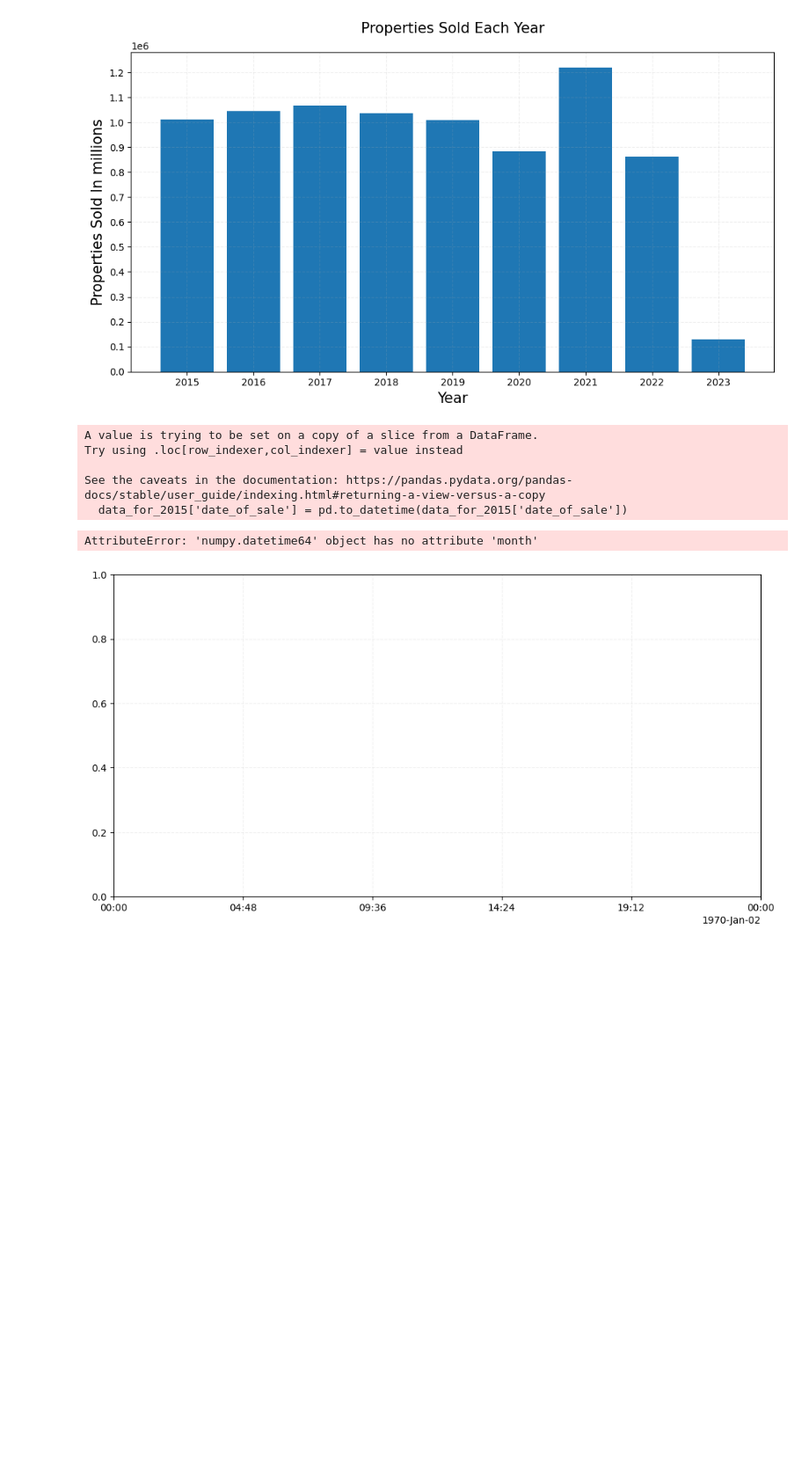
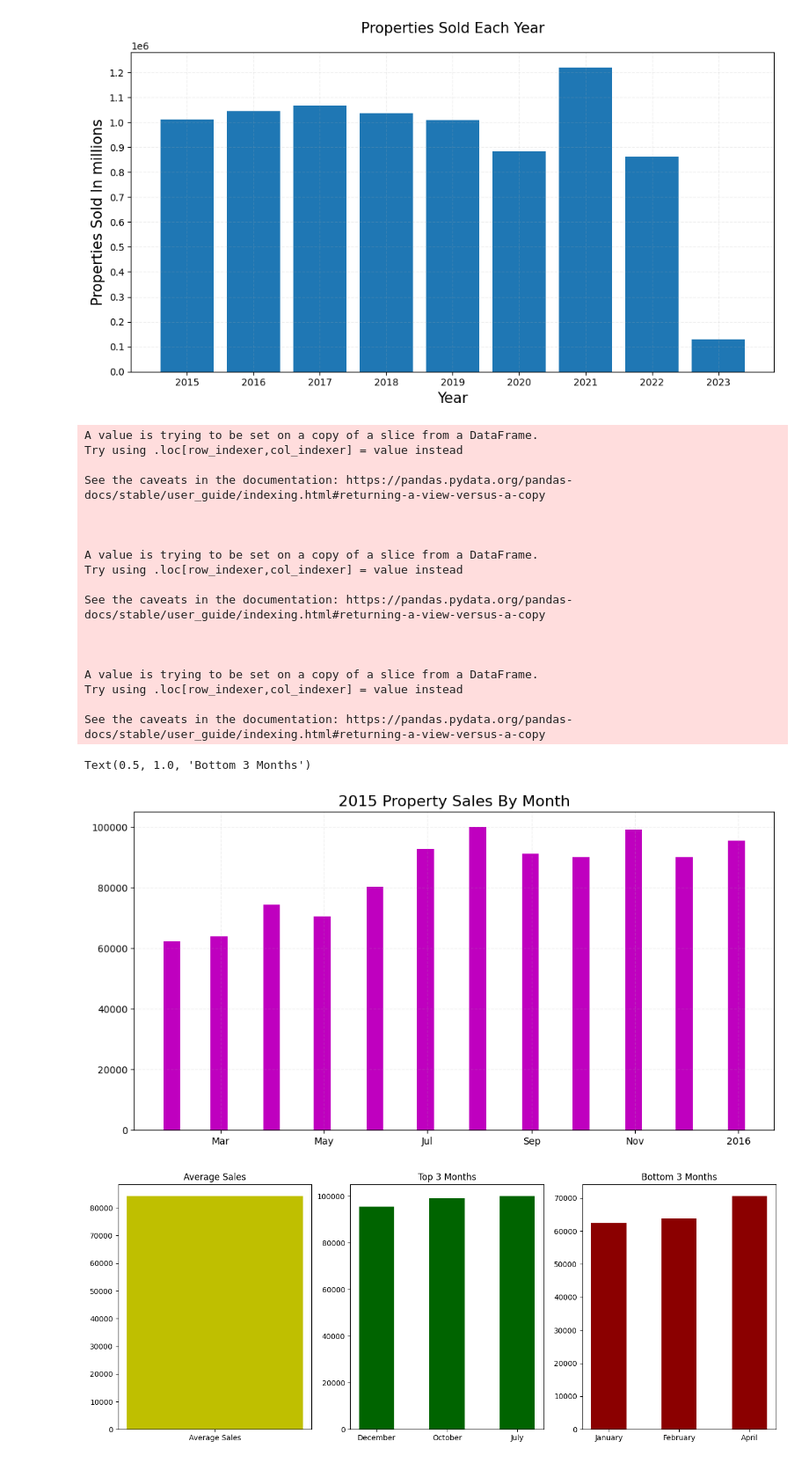
Before and after one commit to Dan-Mihaylov/Economic-Data-Analysis, a Jupyter notebook: uk_house_market_data_analysis.ipynb, the cells around one changed output. Shown: that part at 88% size. Drawn from its saved outputs; the diff is of its cells as text; code cells hidden in the pictures; blank space fills up the shorter version.

Commit message:
Analysing 2015 data
Analysing the 2015 data in more detail

```diff
--- a/uk_house_market_data_analysis.ipynb
+++ b/uk_house_market_data_analysis.ipynb
@@ -61,20 +61,65 @@ ax.bar(
 # %%
 data_for_2015 = yearly_data_since_2015['sales_data_2015']
 data_for_2015['date_of_sale'] = pd.to_datetime(data_for_2015['date_of_sale'])
+data_for_2015 = data_for_2015.sort_values('date_of_sale')
+monthly_sales_for_2015 = data_for_2015.groupby(pd.Grouper(key='date_of_sale', freq='M')).size().reset_index(name='count')
 
 
 fig, ax = plt.subplots(figsize=(12, 6))
 ax.grid(True, alpha=0.2, ls='dashed')
 
 cdf = mpl.dates.ConciseDateFormatter(ax.xaxis.get_major_locator())
 ax.xaxis.set_major_formatter(cdf)
+ax.set_title('2015 Property Sales By Month', fontsize=16)
 
-ax.plot(data_for_2015[''])
+x = monthly_sales_for_2015['date_of_sale']
+y = monthly_sales_for_2015['count']
+ax.bar(x, y, color='m', width=10,)
+
+# sorting by sales, giving average, top 3 months and bottom 3 months
+monthly_sales_for_2015 = monthly_sales_for_2015.sort_values('count')
+average = monthly_sales_for_2015['count'].mean()
+
+# Getting the info for the bottom 3 months and creating a new column to store the month name
+bottom_3 = monthly_sales_for_2015.head(3)
+bottom_3['month_name'] = bottom_3['date_of_sale'].dt.strftime('%B')
+
+# Getting the info for top 3 months, then creating a new column that stores only the months name
+top_3 = monthly_sales_for_2015.tail(3)
+top_3['month_name'] = top_3['date_of_sale'].dt.strftime('%B')
+
+fig, ax = plt.subplots(1, 3,figsize=(16, 6))
+
+# Displaying the average sales
+ax[0].bar(['Average Sales'], [average], lw=0.5, width=0.1, color='y')
+ax[0].set_title('Average Sales')
+
+# Displaying the top 3 months
+ax[1].bar(top_3['month_name'], top_3['count'], lw=0.5, width=0.5, align='center', color='darkgreen')
+ax[1].set_title('Top 3 Months')
+
+# Displaying the bottom 3 months
+ax[2].bar(bottom_3['month_name'], bottom_3['count'], lw=0.5, width=0.5, align='center', color='darkred')
+ax[2].set_title('Bottom 3 Months')
 # %% [output]
 A value is trying to be set on a copy of a slice from a DataFrame.
 Try using .loc[row_indexer,col_indexer] = value instead
 
 See the caveats in the documentation: https://pandas.pydata.org/pandas-docs/stable/user_guide/indexing.html#returning-a-view-versus-a-copy
-  data_for_2015['date_of_sale'] = pd.to_datetime(data_for_2015['date_of_sale'])
+
+
+
+A value is trying to be set on a copy of a slice from a DataFrame.
+Try using .loc[row_indexer,col_indexer] = value instead
+
+See the caveats in the documentation: https://pandas.pydata.org/pandas-docs/stable/user_guide/indexing.html#returning-a-view-versus-a-copy
+
+
+
+A value is trying to be set on a copy of a slice from a DataFrame.
+Try using .loc[row_indexer,col_indexer] = value instead
+
+See the caveats in the documentation: https://pandas.pydata.org/pandas-docs/stable/user_guide/indexing.html#returning-a-view-versus-a-copy
-AttributeError: 'numpy.datetime64' object has no attribute 'month'
+Text(0.5, 1.0, 'Bottom 3 Months')
-[figure, old version]
+[figure, new version]
+[figure, added]
```
